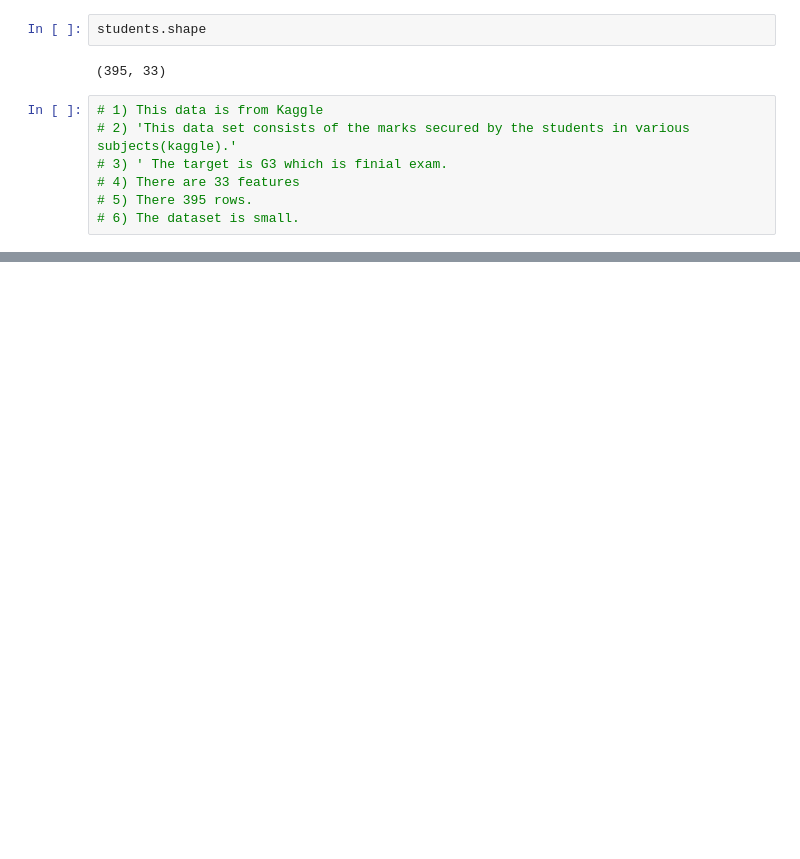
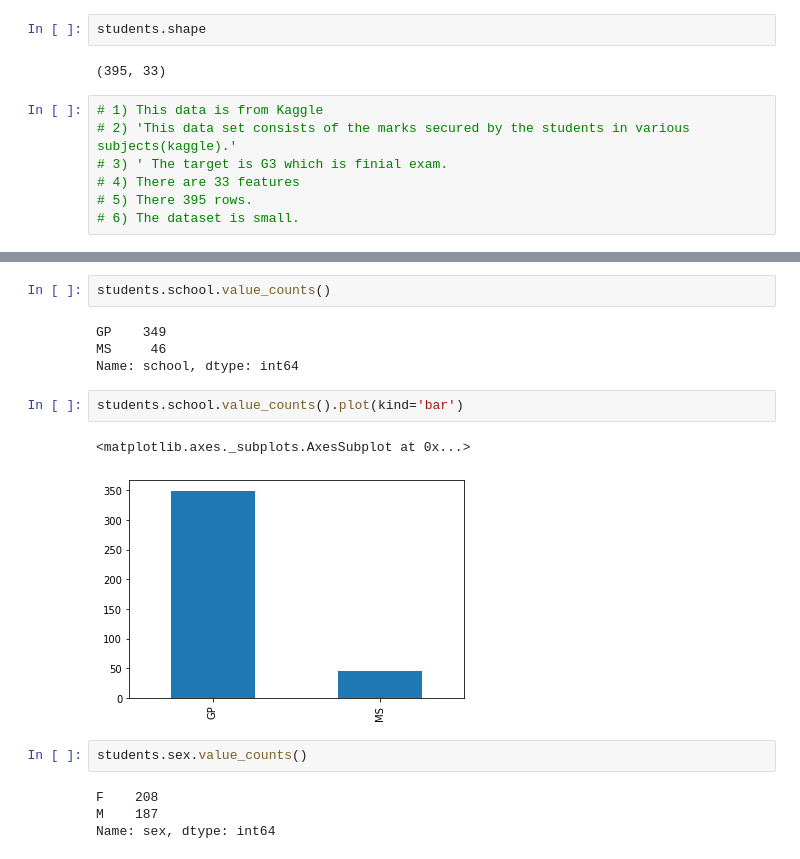
Before and after one commit to aaguil8a/Tabular-Playground-Series---Oct-2021, a Jupyter notebook: SecondIdea.ipynb, the cells around one changed output, grey strips where cells are left out. Saved outputs shown, nothing was run; the diff lists cells and outputs as text; blank space fills up the shorter version.

```diff
--- a/SecondIdea.ipynb
+++ b/SecondIdea.ipynb
@@ -29,0 +76,17 @@ students.shape
+# %%
+students.school.value_counts()
+# %% [output]
+GP    349
+MS     46
+Name: school, dtype: int64
+# %%
+students.school.value_counts().plot(kind='bar')
+# %% [output]
+<matplotlib.axes._subplots.AxesSubplot at 0x...>
+[figure, added]
+# %%
+students.sex.value_counts()
+# %% [output]
+F    208
+M    187
+Name: sex, dtype: int64
```
Also changed, not shown: parts of 13 cells of this notebook.
